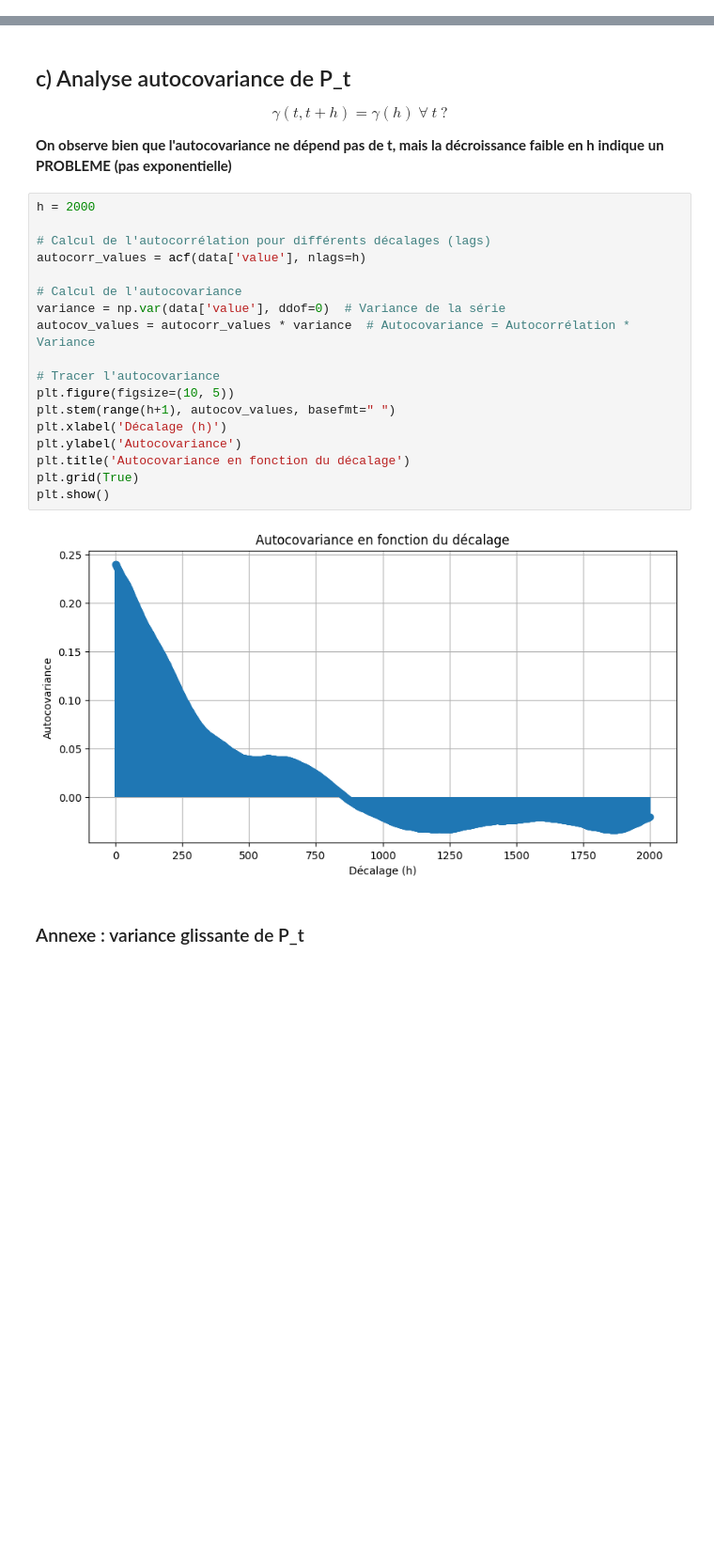
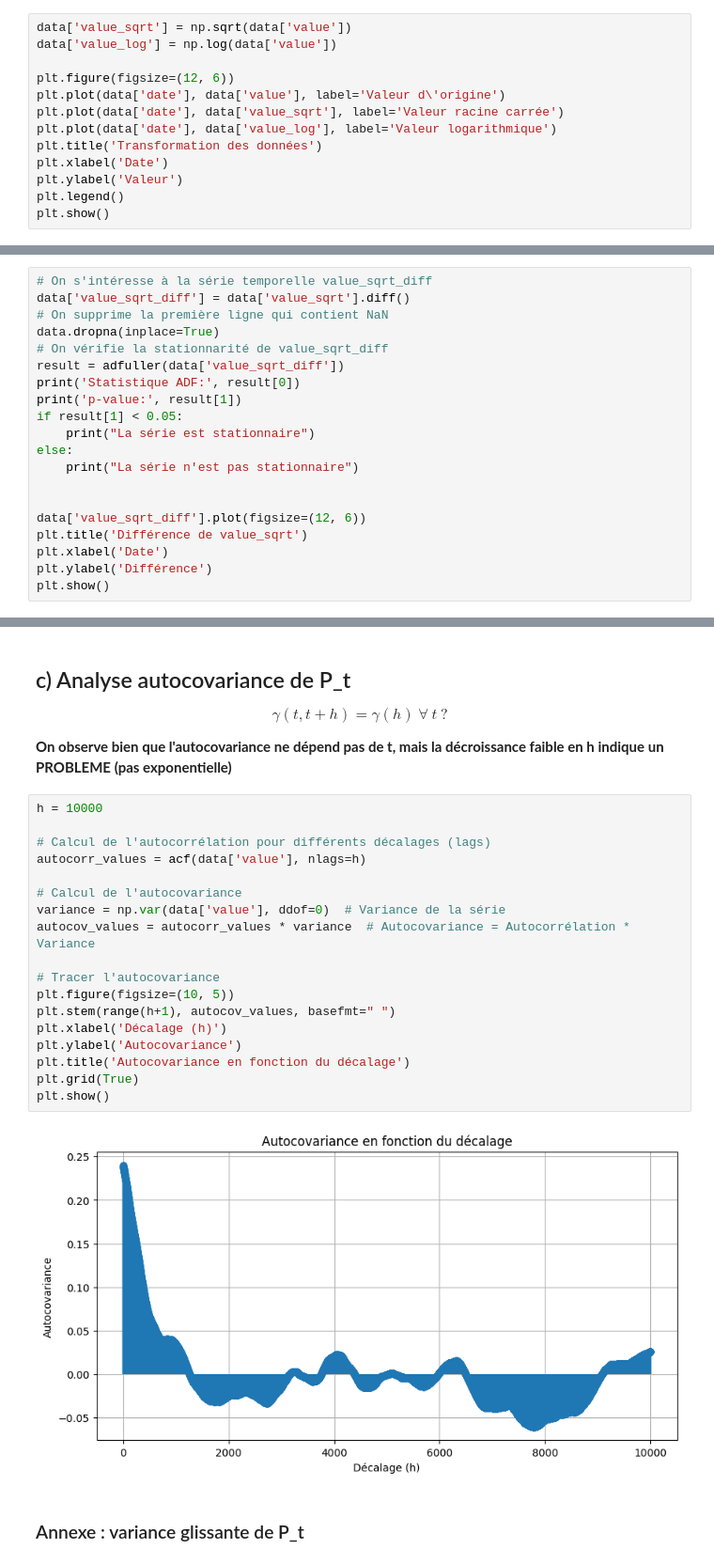
Before and after one commit to ThomasAPRichard/M1_DS, a Jupyter notebook: Série-Temporelle/Coffe_time_series_forecasting/Projet_ST_Thomas_Hichem.ipynb, the cells around one changed output, grey strips where cells are left out. Shown at 94% size. Drawn from its saved outputs; the diff is of its cells as text; blank space fills up the shorter version.

```diff
--- a/Série-Temporelle/Coffe_time_series_forecasting/Projet_ST_Thomas_Hichem.ipynb
+++ b/Série-Temporelle/Coffe_time_series_forecasting/Projet_ST_Thomas_Hichem.ipynb
@@ -43,0 +80,13 @@ date = data['date']
+# %%
+data['value_sqrt'] = np.sqrt(data['value'])
+data['value_log'] = np.log(data['value'])
+
+plt.figure(figsize=(12, 6))
+plt.plot(data['date'], data['value'], label='Valeur d\'origine')
+plt.plot(data['date'], data['value_sqrt'], label='Valeur racine carrée')
+plt.plot(data['date'], data['value_log'], label='Valeur logarithmique')
+plt.title('Transformation des données')
+plt.xlabel('Date')
+plt.ylabel('Valeur')
+plt.legend()
+plt.show()
@@ -43,0 +130,20 @@ date = data['date']
+# %%
+# On s'intéresse à la série temporelle value_sqrt_diff
+data['value_sqrt_diff'] = data['value_sqrt'].diff()
+# On supprime la première ligne qui contient NaN
+data.dropna(inplace=True)
+# On vérifie la stationnarité de value_sqrt_diff
+result = adfuller(data['value_sqrt_diff'])
+print('Statistique ADF:', result[0])
+print('p-value:', result[1])
+if result[1] < 0.05:
+    print("La série est stationnaire")
+else:
+    print("La série n'est pas stationnaire")
+
+
+data['value_sqrt_diff'].plot(figsize=(12, 6))
+plt.title('Différence de value_sqrt')
+plt.xlabel('Date')
+plt.ylabel('Différence')
+plt.show()
@@ -132,25 +294,25 @@ $$ \gamma (t,t+h) = \gamma(h) \: \forall \: t \: ? $$
 
 **On observe bien que l'autocovariance ne dépend pas de t, mais la décroissance faible en h indique un PROBLEME (pas exponentielle)**
 # %%
-h = 2000
+h = 10000
 
 # Calcul de l'autocorrélation pour différents décalages (lags)
 autocorr_values = acf(data['value'], nlags=h)
 
 # Calcul de l'autocovariance
 variance = np.var(data['value'], ddof=0)  # Variance de la série
 autocov_values = autocorr_values * variance  # Autocovariance = Autocorrélation * Variance
 
 # Tracer l'autocovariance
 plt.figure(figsize=(10, 5))
 plt.stem(range(h+1), autocov_values, basefmt=" ")
 plt.xlabel('Décalage (h)')
 plt.ylabel('Autocovariance')
 plt.title('Autocovariance en fonction du décalage')
 plt.grid(True)
 plt.show()
 # %% [output]
-[figure, old version]
+[figure, new version]
 # %% [markdown]
 ### Annexe : variance glissante de P_t
 # %%
```
Also changed, not shown: parts of 34 cells of this notebook, 1 other file.
